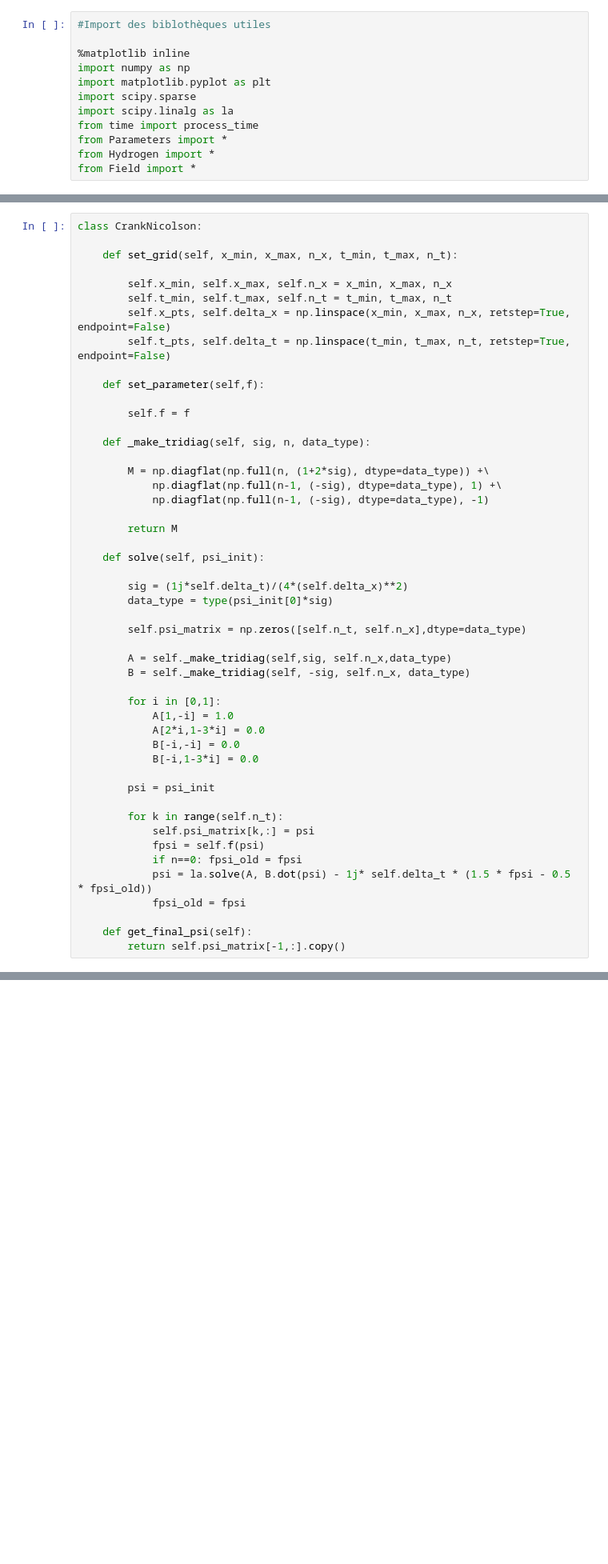
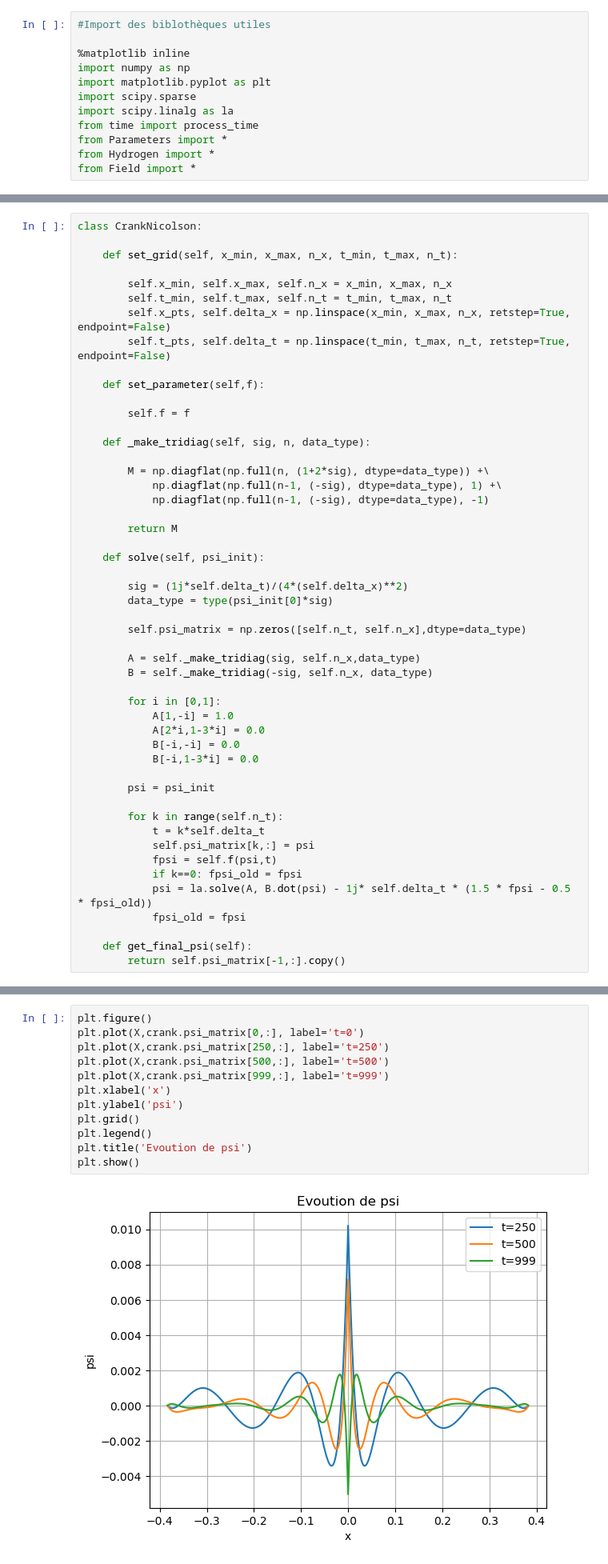
Before and after one commit to Volalex2000/HHG, a Jupyter notebook: Numerical resoluton of TDSE.ipynb, the cells around one changed output, grey strips where cells are left out. Shown at 80% size. Saved outputs shown, nothing was run; the diff lists cells and outputs as text; blank space fills up the shorter version.

```diff
--- a/Numerical resoluton of TDSE.ipynb
+++ b/Numerical resoluton of TDSE.ipynb
@@ -78,8 +78,8 @@ class CrankNicolson:
 
         self.psi_matrix = np.zeros([self.n_t, self.n_x],dtype=data_type)
 
-        A = self._make_tridiag(self,sig, self.n_x,data_type)
-        B = self._make_tridiag(self, -sig, self.n_x, data_type)
+        A = self._make_tridiag(sig, self.n_x,data_type)
+        B = self._make_tridiag(-sig, self.n_x, data_type)
 
         for i in [0,1]:
             A[1,-i] = 1.0
@@ -90,9 +90,10 @@ class CrankNicolson:
         psi = psi_init
 
         for k in range(self.n_t):
+            t = k*self.delta_t
             self.psi_matrix[k,:] = psi
-            fpsi = self.f(psi)
-            if n==0: fpsi_old = fpsi
+            fpsi = self.f(psi,t)
+            if k==0: fpsi_old = fpsi
             psi = la.solve(A, B.dot(psi) - 1j* self.delta_t * (1.5 * fpsi - 0.5 * fpsi_old))
             fpsi_old = fpsi
 
@@ -116,0 +143,14 @@ crank.set_grid(x_min, x_max, nx, t_min, t_max, nt)
+# %%
+plt.figure()
+plt.plot(X,crank.psi_matrix[0,:], label='t=0')
+plt.plot(X,crank.psi_matrix[250,:], label='t=250')
+plt.plot(X,crank.psi_matrix[500,:], label='t=500')
+plt.plot(X,crank.psi_matrix[999,:], label='t=999')
+plt.xlabel('x')
+plt.ylabel('psi')
+plt.grid()
+plt.legend()
+plt.title('Evoution de psi')
+plt.show()
+# %% [output]
+[figure, added]
```
Also changed, not shown: parts of 4 cells of this notebook.
